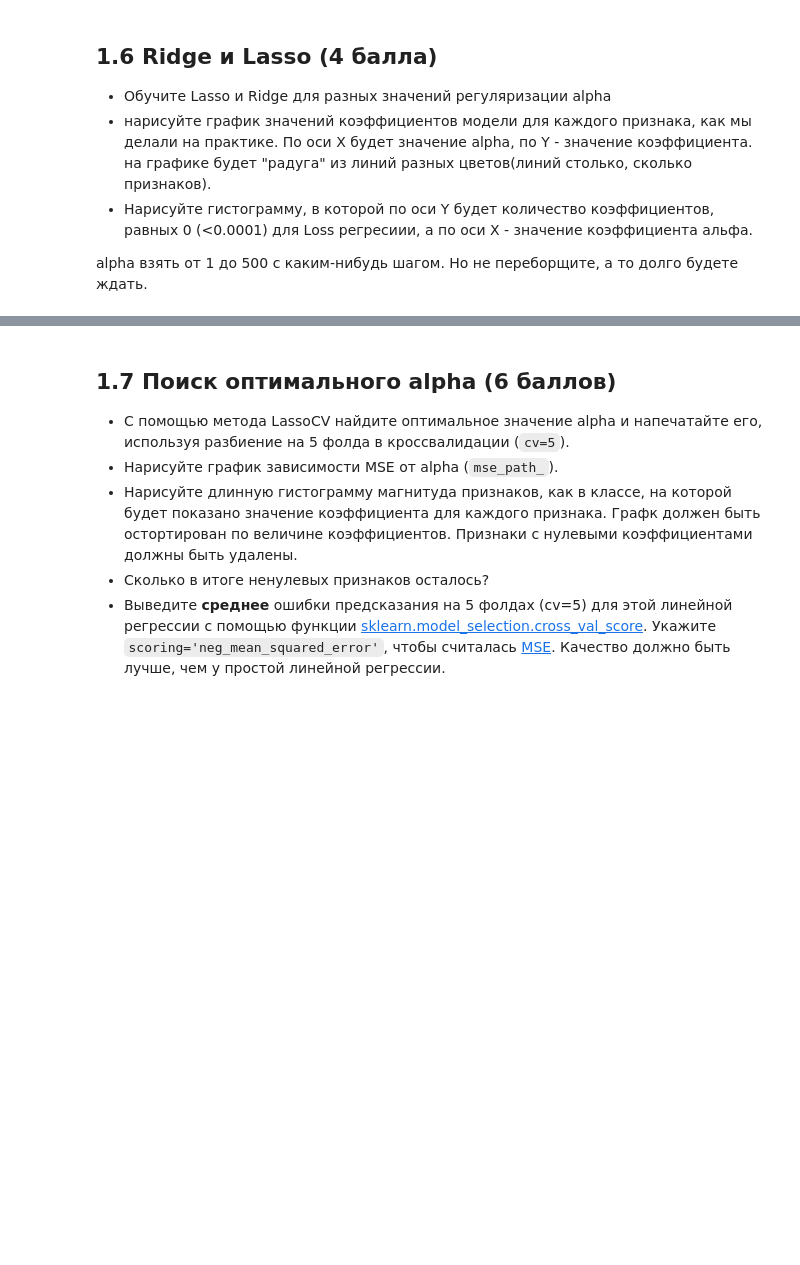
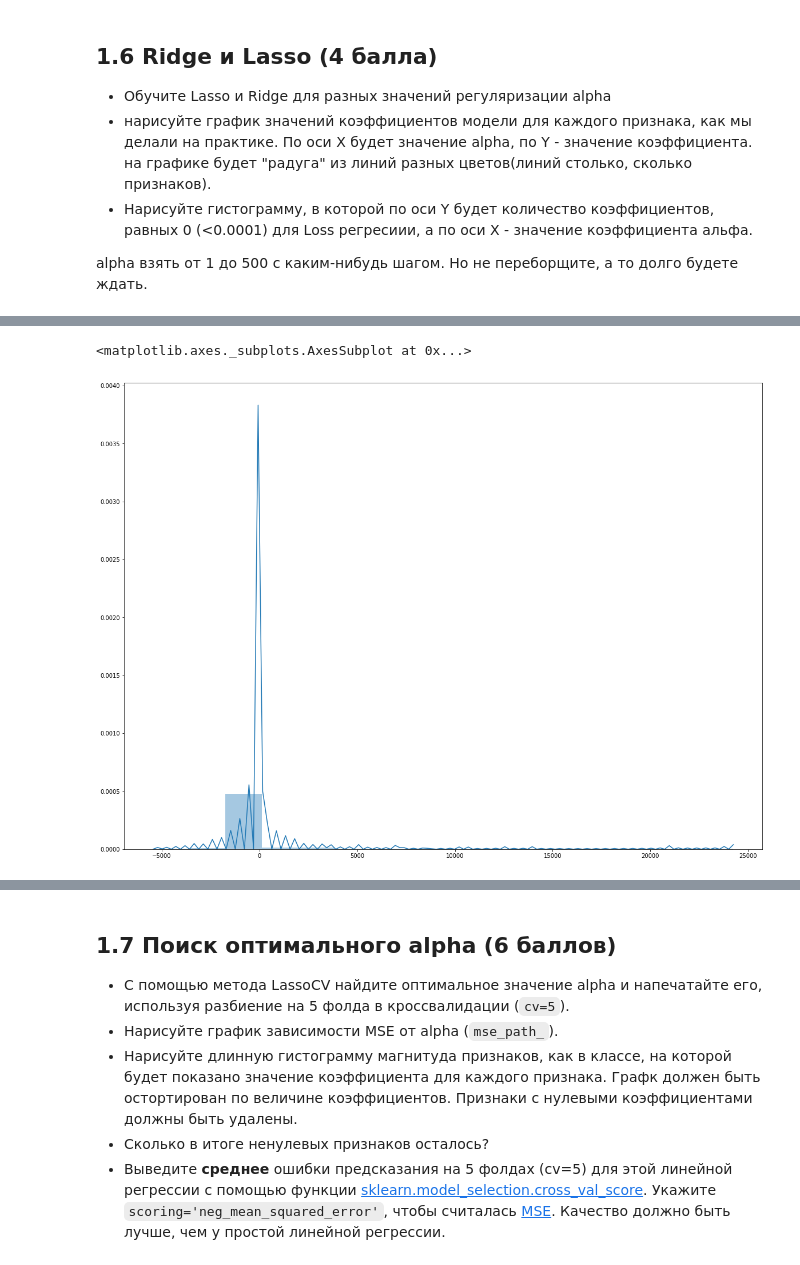
Before and after one commit to Agotsulov/ML-7bits, a Jupyter notebook: week06_workshop_06-01-linear-regression-homework.ipynb, the cells around one changed output, grey strips where cells are left out. Drawn from its saved outputs; the diff is of its cells as text; code cells hidden in the pictures; blank space fills up the shorter version.

```diff
--- a/week06_workshop_06-01-linear-regression-homework.ipynb
+++ b/week06_workshop_06-01-linear-regression-homework.ipynb
@@ -381,0 +477,6 @@ alpha взять от 1 до 500 с каким-нибудь шагом. Но н
+# %%
+plt.figure(figsize=(20,15))
+sns.distplot(lasso.coef_)
+# %% [output]
+<matplotlib.axes._subplots.AxesSubplot at 0x...>
+[figure, added]
```
Also changed, not shown: parts of 21 cells of this notebook.
